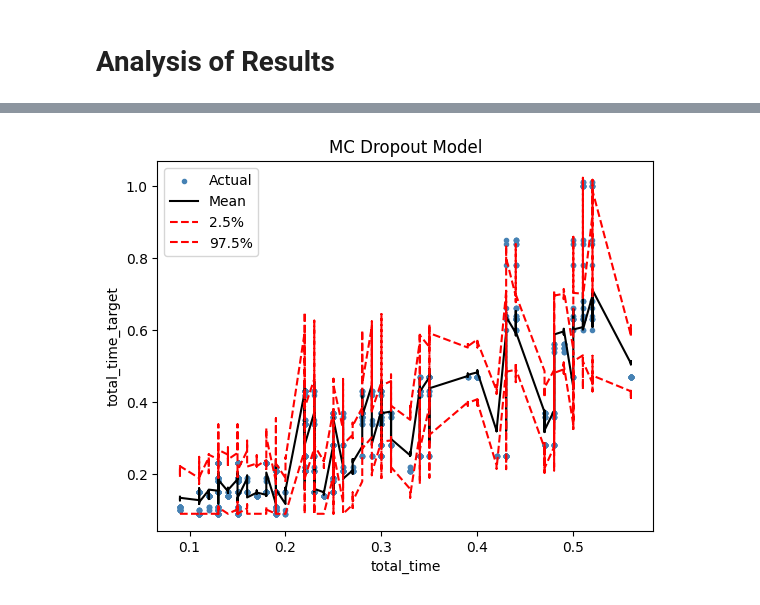
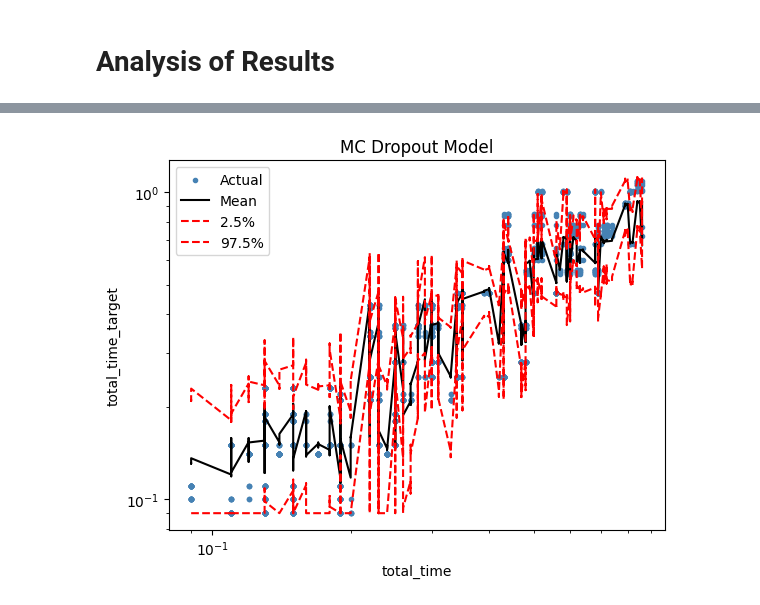
Before and after one commit to FrancoCabezasPoblete/resource-prediction-study, a Jupyter notebook: notebooks/modelMCDropout.ipynb, the cells around one changed output, grey strips where cells are left out. Cells and saved outputs as stored; diff of their text form; code cells hidden in the pictures.

```diff
--- a/notebooks/modelMCDropout.ipynb
+++ b/notebooks/modelMCDropout.ipynb
@@ -365,5 +367,5 @@ Max Prediction: 121.52186584472656 | Actual: 287.24993896484375 | Error: 165.728
 # %%
-runs = 250
+runs = 1000
 predictions = np.zeros((runs, y_scaled_full.shape[0], 1))
 for i in range(runs):
 	predictions[i] = np.expm1(inv_scaling(model.predict(X_test), y_scaler))
@@ -397,15 +424,17 @@ plt.show()
 # %%
 begin = 0
-limit = len(test_df_og)//5
+limit = len(test_df_og)//4
 plt.scatter(test_df_og['total_time'].iloc[begin:limit], y_scaled_full[begin:limit], color="steelblue", alpha=1, marker=".")
 plt.plot(test_df_og['total_time'].iloc[begin:limit], np.mean(predictions[:,begin:limit], axis=0), color="black", linewidth=1.5)
 plt.plot(test_df_og['total_time'].iloc[begin:limit], np.quantile(predictions[:,begin:limit], 0.025, axis=0), color="red", linewidth=1.5, linestyle="--")
 plt.plot(test_df_og['total_time'].iloc[begin:limit], np.quantile(predictions[:,begin:limit], 0.975, axis=0), color="red", linewidth=1.5, linestyle="--")
 plt.xlabel("total_time")
 plt.ylabel("total_time_target")
 plt.title("MC Dropout Model")
 plt.legend(["Actual","Mean", "2.5%", "97.5%"])
+plt.yscale('log')
+plt.xscale('log')
 plt.show()
 # %% [output]
-[figure, old version]
+[figure, new version]
 # %%
```
Also changed, not shown: parts of 11 cells of this notebook.
